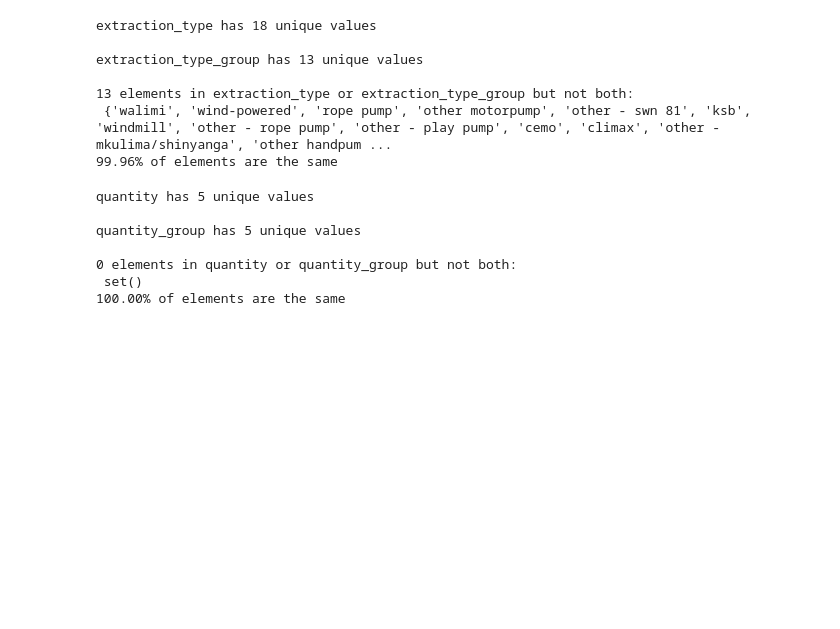
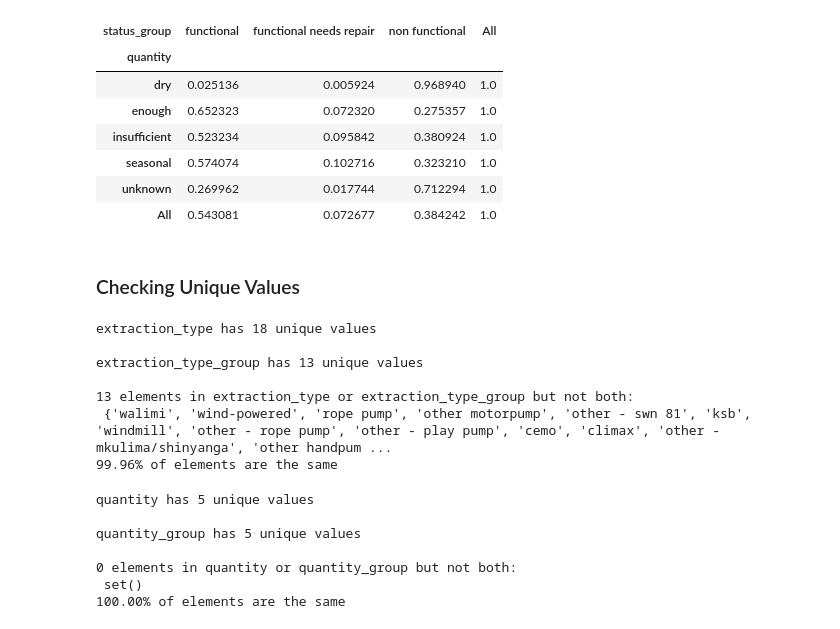
Before and after one commit to smaroukis/pump-it-up-data-mining, a Jupyter notebook: sandbox_351_proj.ipynb, the cells around one changed output. Drawn from its saved outputs; the diff is of its cells as text; code cells hidden in the pictures; blank space fills up the shorter version.

```diff
--- a/sandbox_351_proj.ipynb
+++ b/sandbox_351_proj.ipynb
@@ -8,3 +60,17 @@ train_values=pd.read_csv('data/Training Set Values.csv')
+# %%
+# Frequency Table for Quantity vs Status Group
+quant_ct = pd.crosstab(index=train["quantity"], columns=train["status_group"], margins=True)
+# To divide by row totals use df.div(rowtotal, axis=0)
+quant_ct.div(quant_ct["All"], axis=0)
+# %% [output]
+| status_group | functional | functional needs repair | non functional | All |
+| quantity |  |  |  |  |
+| dry | 0.025136 | 0.005924 | 0.968940 | 1.0 |
+| enough | 0.652323 | 0.072320 | 0.275357 | 1.0 |
+| insufficient | 0.523234 | 0.095842 | 0.380924 | 1.0 |
+| seasonal | 0.574074 | 0.102716 | 0.323210 | 1.0 |
+| unknown | 0.269962 | 0.017744 | 0.712294 | 1.0 |
+| All | 0.543081 | 0.072677 | 0.384242 | 1.0 |
 # %%
 # Getting columns
 extraction_type=train_values['extraction_type']
@@ -27,3 +85,5 @@ def col2num(col):
+# %% [markdown]
+### Checking Unique Values
 # %%
 # Make a function to check unique values of columns:
 def check_same(a, b):
```
Also changed, not shown: parts of 10 cells of this notebook.
